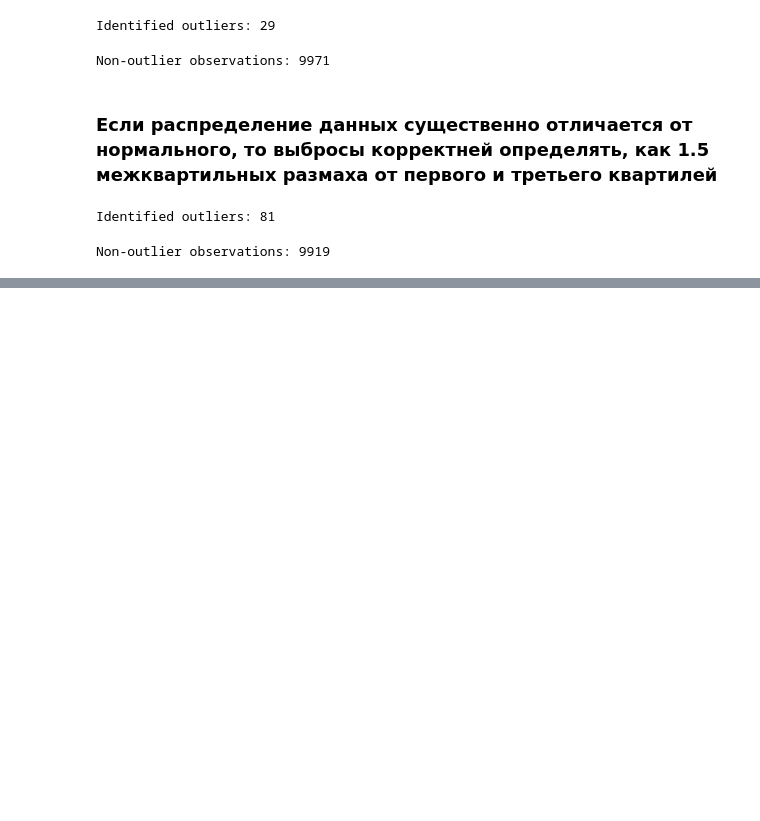
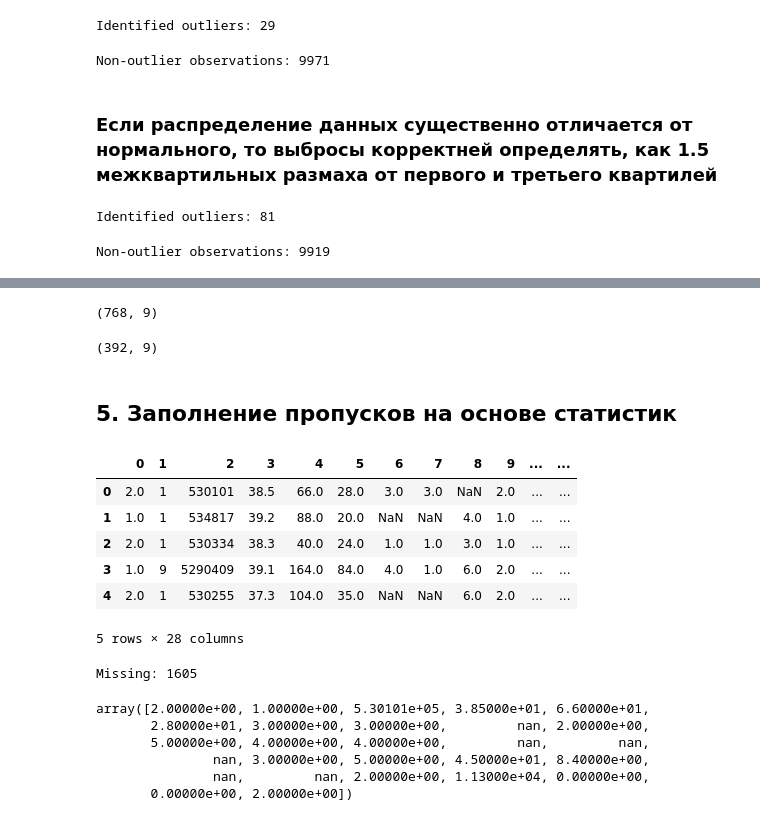
Before and after one commit to 66910sheremet/first_courses_materials, a Jupyter notebook: Data_cleaning.ipynb, the cells around one changed output, grey strips where cells are left out. Cells and saved outputs as stored; diff of their text form; code cells hidden in the pictures; blank space fills up the shorter version.

```diff
--- a/Data_cleaning.ipynb
+++ b/Data_cleaning.ipynb
@@ -268,0 +466,4 @@ Non-outlier observations: 9919
+# %%
+print(dataset.shape)
+# %% [output]
+(768, 9)
@@ -268,0 +472,18 @@ Non-outlier observations: 9919
+# %%
+print(dataset.shape)
+# %% [output]
+(392, 9)
+# %% [markdown]
+## 5. Заполнение пропусков на основе статистик
+# %%
+link = "D:\Projects\DS_Fst_course\Prepareted_data\horse-colic.csv"
+dataframe = pd.read_csv(link, header=None, na_values= '?')
+dataframe.head()
+# %% [output]
+|  | 0 | 1 | 2 | 3 | 4 | 5 | 6 | 7 | 8 | 9 | ... | ... |
+| 0 | 2.0 | 1 | 530101 | 38.5 | 66.0 | 28.0 | 3.0 | 3.0 | NaN | 2.0 | ... | ... |
+| 1 | 1.0 | 1 | 534817 | 39.2 | 88.0 | 20.0 | NaN | NaN | 4.0 | 1.0 | ... | ... |
+| 2 | 2.0 | 1 | 530334 | 38.3 | 40.0 | 24.0 | 1.0 | 1.0 | 3.0 | 1.0 | ... | ... |
+| 3 | 1.0 | 9 | 5290409 | 39.1 | 164.0 | 84.0 | 4.0 | 1.0 | 6.0 | 2.0 | ... | ... |
+| 4 | 2.0 | 1 | 530255 | 37.3 | 104.0 | 35.0 | NaN | NaN | 6.0 | 2.0 | ... | ... |
+5 rows × 28 columns
@@ -268,0 +496,15 @@ Non-outlier observations: 9919
+# %%
+# Выведем на экран количество пропущенных значений у факторных признаков, воспользовавшись функцией sum(),
+# функцией isnan() из модуля numpy и методом flatten().
+print('Missing: %d' % sum(pd.isna(X).flatten()))
+# %% [output]
+Missing: 1605
+# %%
+X[0]
+# %% [output]
+array([2.00000e+00, 1.00000e+00, 5.30101e+05, 3.85000e+01, 6.60000e+01,
+       2.80000e+01, 3.00000e+00, 3.00000e+00,         nan, 2.00000e+00,
+       5.00000e+00, 4.00000e+00, 4.00000e+00,         nan,         nan,
+               nan, 3.00000e+00, 5.00000e+00, 4.50000e+01, 8.40000e+00,
+               nan,         nan, 2.00000e+00, 1.13000e+04, 0.00000e+00,
+       0.00000e+00, 2.00000e+00])
```
Also changed, not shown: parts of 45 cells of this notebook.
